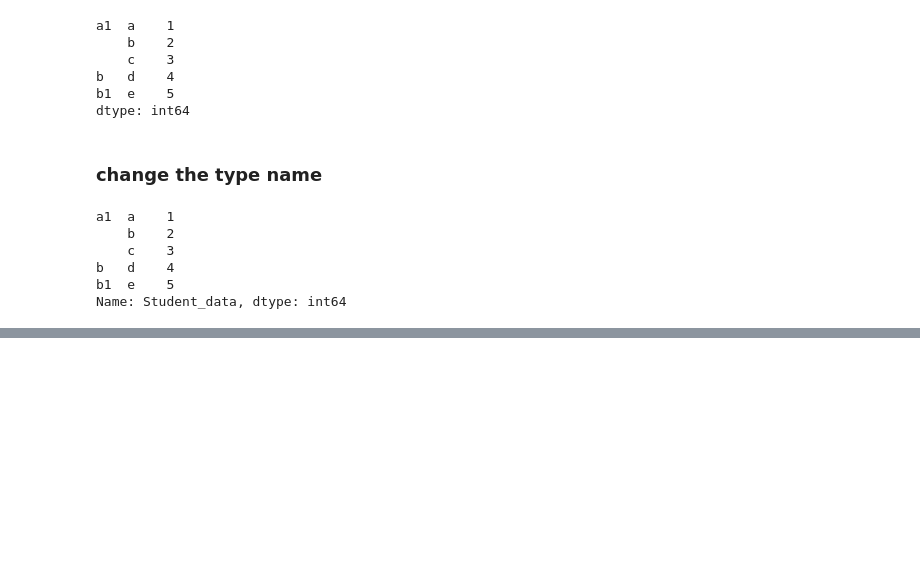
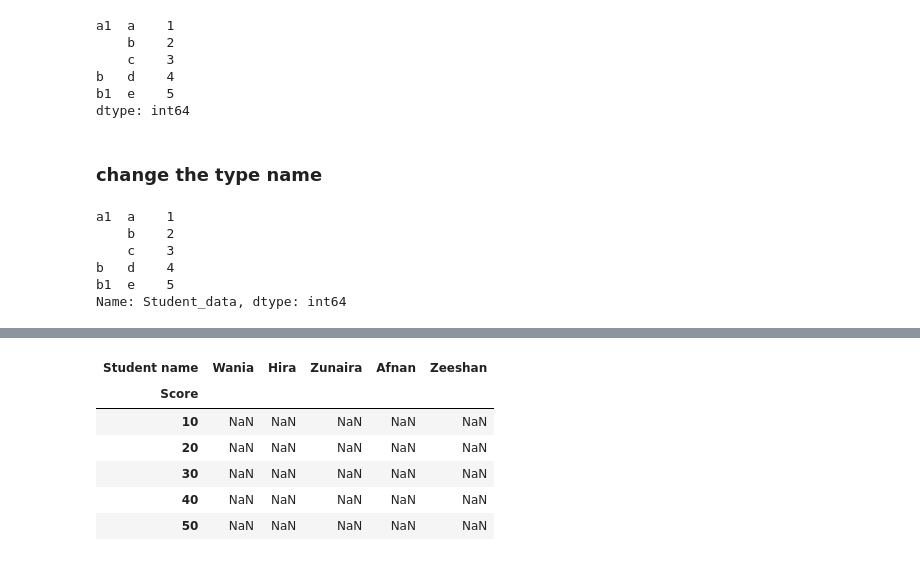
Before and after one commit to Wania-Kazmi/Modern-Python, a Jupyter notebook: class17/class17.ipynb, the cells around one changed output, grey strips where cells are left out. Drawn from its saved outputs; the diff is of its cells as text; code cells hidden in the pictures; blank space fills up the shorter version.

```diff
--- a/class17/class17.ipynb
+++ b/class17/class17.ipynb
@@ -138,0 +227,16 @@ Name: Student_data, dtype: int64
+# %%
+s1 : pd.Series = pd.Series([1,2,3,4,5], name = "Student_id") # we set the name of column to Student_id
+s2 : pd.Series = pd.Series([10,20,30,40,50], name = "Score")
+s3 : pd.Series = pd.Series(["Wania", "Hira","Zunaira","Afnan","Zeeshan"], name = "Student name")
+
+#we cannot write like that
+df1 : pd.DataFrame = pd.DataFrame(s1, s2, s3)
+df1
+# %% [output]
+| Student name | Wania | Hira | Zunaira | Afnan | Zeeshan |
+| Score |  |  |  |  |  |
+| 10 | NaN | NaN | NaN | NaN | NaN |
+| 20 | NaN | NaN | NaN | NaN | NaN |
+| 30 | NaN | NaN | NaN | NaN | NaN |
+| 40 | NaN | NaN | NaN | NaN | NaN |
+| 50 | NaN | NaN | NaN | NaN | NaN |
```
Also changed, not shown: parts of 42 cells of this notebook.
